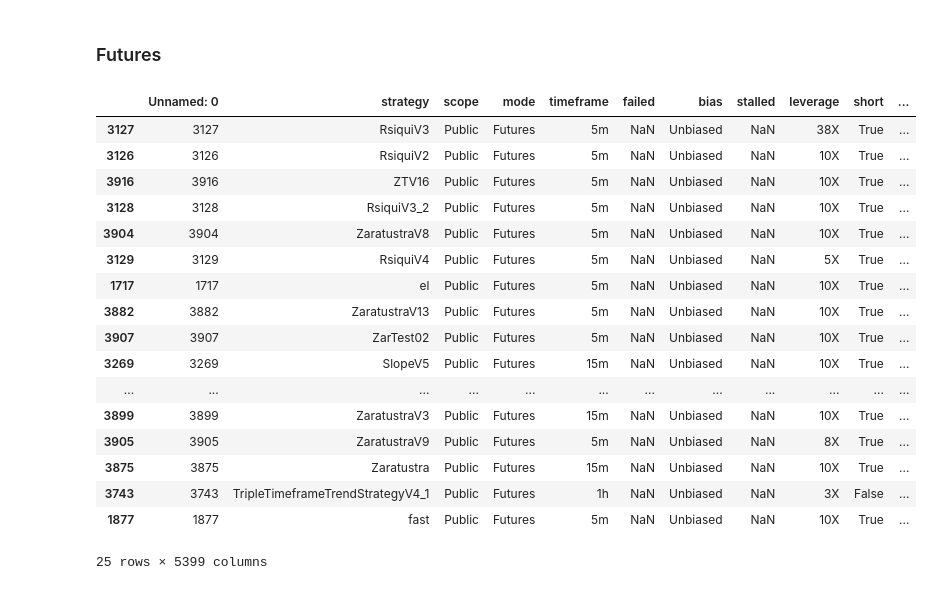
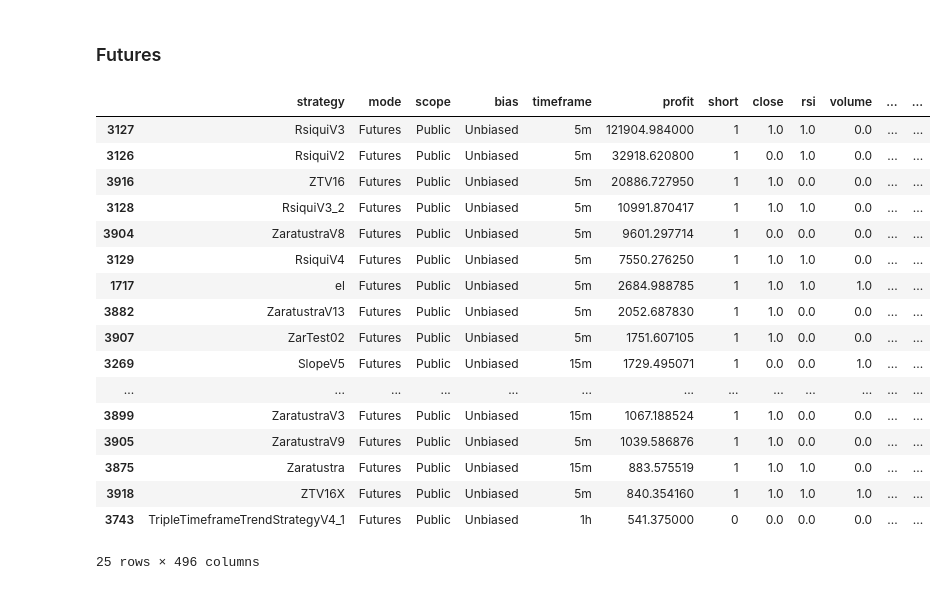
Before and after one commit to remiotore/freqtrade, a Jupyter notebook: strat-ninja.ipynb, the cells around one changed output. Saved outputs shown, nothing was run; the diff lists cells and outputs as text; code cells hidden in the pictures.

```diff
--- a/strat-ninja.ipynb
+++ b/strat-ninja.ipynb
@@ -208,7 +209,7 @@ class StratNinja:
         for match in matches:
             parts = match.split(',') if ',' in match else [match]
             for p in parts:
-                clean = re.sub(r"[\'\"\\/\s]", "", p)
+                clean = re.sub(r"[\[\]\'\"\\/\s]", "", p)
                 if clean:
                     indicators.append(clean.lower())
 
@@ -239,24 +240,21 @@ class StratNinja:
 # %% [markdown]
 ### Data Loading
 # %%
-if not os.path.exists('raw.csv'):
+if not os.path.exists('strategies_metadata.ndjson'):
     sn = StratNinja(
         file_path = "strategies",
         file_meta = "strategies_metadata.ndjson",
         save=True
     )
 
-    # Process specified strategies
-    # sn.process_strategies(['01_CombinedBinHAndClucV7_OPT', 'ZaratustraV13', 'NDrop_3',])
-
-    # Process all public strategies
     sn.get_public_strategies()
     sn.process_strategies(sn.publics)
 
     df = pandas.DataFrame(sn.metadata)
-    df.columns = df.columns.str.replace('[', '', regex=False)
-    df.to_csv('raw.csv')
-    df
+    df.to_json('strategies_metadata.ndjson', orient="records", lines=True)
 else:
-    df = pandas.read_csv('raw.csv')
-    df
+    df = pandas.read_json('strategies_metadata.ndjson', lines=True)
+
+df = df[df["bias"] == "Unbiased"]
+df = df[df["stalled"].isna()]
+df
@@ -262,0 +277,11 @@ else:
+# %%
+df_clean = df.replace("", np.nan)
+counts = df_clean.notna().sum()
+counts_sorted = counts[counts > 10].sort_values(ascending=False)
+included_columns = counts_sorted.index.tolist()
+
+print("Columns to include in the analysis:\n")
+for column in included_columns:
+    print(column)
+
+df = df[included_columns]
@@ -262,0 +306,10 @@ else:
+# %%
+exclude_cols = [
+    "strategy", "scope", "mode", "timeframe",
+    "failed", "bias", "stalled", "leverage",
+    "short", "profit"
+]
+cols_to_fill = [col for col in df.columns if col not in exclude_cols]
+df[cols_to_fill] = df[cols_to_fill].fillna(0)
+
+df
@@ -291,26 +361,24 @@ spots.sort_values("profit", ascending=False).head(25)
 ### Futures
 # %%
 futures = df[df["mode"] == "Futures"]
-futures = futures[futures["bias"] == "Unbiased"]
-futures = futures[futures["stalled"].isna()]
 
 futures.sort_values("profit", ascending=False).head(25)
 # %% [output]
-|  | Unnamed: 0 | strategy | scope | mode | timeframe | failed | bias | stalled | leverage | short | ... |
-| 3127 | 3127 | RsiquiV3 | Public | Futures | 5m | NaN | Unbiased | NaN | 38X | True | ... |
-| 3126 | 3126 | RsiquiV2 | Public | Futures | 5m | NaN | Unbiased | NaN | 10X | True | ... |
-| 3916 | 3916 | ZTV16 | Public | Futures | 5m | NaN | Unbiased | NaN | 10X | True | ... |
-| 3128 | 3128 | RsiquiV3_2 | Public | Futures | 5m | NaN | Unbiased | NaN | 10X | True | ... |
-| 3904 | 3904 | ZaratustraV8 | Public | Futures | 5m | NaN | Unbiased | NaN | 10X | True | ... |
-| 3129 | 3129 | RsiquiV4 | Public | Futures | 5m | NaN | Unbiased | NaN | 5X | True | ... |
-| 1717 | 1717 | el | Public | Futures | 5m | NaN | Unbiased | NaN | 10X | True | ... |
-| 3882 | 3882 | ZaratustraV13 | Public | Futures | 5m | NaN | Unbiased | NaN | 10X | True | ... |
-| 3907 | 3907 | ZarTest02 | Public | Futures | 5m | NaN | Unbiased | NaN | 10X | True | ... |
-| 3269 | 3269 | SlopeV5 | Public | Futures | 15m | NaN | Unbiased | NaN | 10X | True | ... |
-| ... | ... | ... | ... | ... | ... | ... | ... | ... | ... | ... | ... |
-| 3899 | 3899 | ZaratustraV3 | Public | Futures | 15m | NaN | Unbiased | NaN | 10X | True | ... |
-| 3905 | 3905 | ZaratustraV9 | Public | Futures | 5m | NaN | Unbiased | NaN | 8X | True | ... |
-| 3875 | 3875 | Zaratustra | Public | Futures | 15m | NaN | Unbiased | NaN | 10X | True | ... |
-| 3743 | 3743 | TripleTimeframeTrendStrategyV4_1 | Public | Futures | 1h | NaN | Unbiased | NaN | 3X | False | ... |
-| 1877 | 1877 | fast | Public | Futures | 5m | NaN | Unbiased | NaN | 10X | True | ... |
+|  | strategy | mode | scope | bias | timeframe | profit | short | close | rsi | volume | ... | ... |
+| 3127 | RsiquiV3 | Futures | Public | Unbiased | 5m | 121904.984000 | 1 | 1.0 | 1.0 | 0.0 | ... | ... |
+| 3126 | RsiquiV2 | Futures | Public | Unbiased | 5m | 32918.620800 | 1 | 0.0 | 1.0 | 0.0 | ... | ... |
+| 3916 | ZTV16 | Futures | Public | Unbiased | 5m | 20886.727950 | 1 | 1.0 | 0.0 | 0.0 | ... | ... |
+| 3128 | RsiquiV3_2 | Futures | Public | Unbiased | 5m | 10991.870417 | 1 | 1.0 | 1.0 | 0.0 | ... | ... |
+| 3904 | ZaratustraV8 | Futures | Public | Unbiased | 5m | 9601.297714 | 1 | 0.0 | 0.0 | 0.0 | ... | ... |
+| 3129 | RsiquiV4 | Futures | Public | Unbiased | 5m | 7550.276250 | 1 | 1.0 | 1.0 | 0.0 | ... | ... |
+| 1717 | el | Futures | Public | Unbiased | 5m | 2684.988785 | 1 | 1.0 | 1.0 | 1.0 | ... | ... |
+| 3882 | ZaratustraV13 | Futures | Public | Unbiased | 5m | 2052.687830 | 1 | 1.0 | 0.0 | 0.0 | ... | ... |
+| 3907 | ZarTest02 | Futures | Public | Unbiased | 5m | 1751.607105 | 1 | 1.0 | 0.0 | 0.0 | ... | ... |
+| 3269 | SlopeV5 | Futures | Public | Unbiased | 15m | 1729.495071 | 1 | 0.0 | 0.0 | 1.0 | ... | ... |
+| ... | ... | ... | ... | ... | ... | ... | ... | ... | ... | ... | ... | ... |
+| 3899 | ZaratustraV3 | Futures | Public | Unbiased | 15m | 1067.188524 | 1 | 1.0 | 0.0 | 0.0 | ... | ... |
+| 3905 | ZaratustraV9 | Futures | Public | Unbiased | 5m | 1039.586876 | 1 | 1.0 | 0.0 | 0.0 | ... | ... |
+| 3875 | Zaratustra | Futures | Public | Unbiased | 15m | 883.575519 | 1 | 1.0 | 1.0 | 0.0 | ... | ... |
+| 3918 | ZTV16X | Futures | Public | Unbiased | 5m | 840.354160 | 1 | 1.0 | 1.0 | 1.0 | ... | ... |
+| 3743 | TripleTimeframeTrendStrategyV4_1 | Futures | Public | Unbiased | 1h | 541.375000 | 0 | 0.0 | 0.0 | 0.0 | ... | ... |
-25 rows × 5399 columns
+25 rows × 496 columns
```
Also changed, not shown: parts of 6 cells of this notebook, 2 other files.
